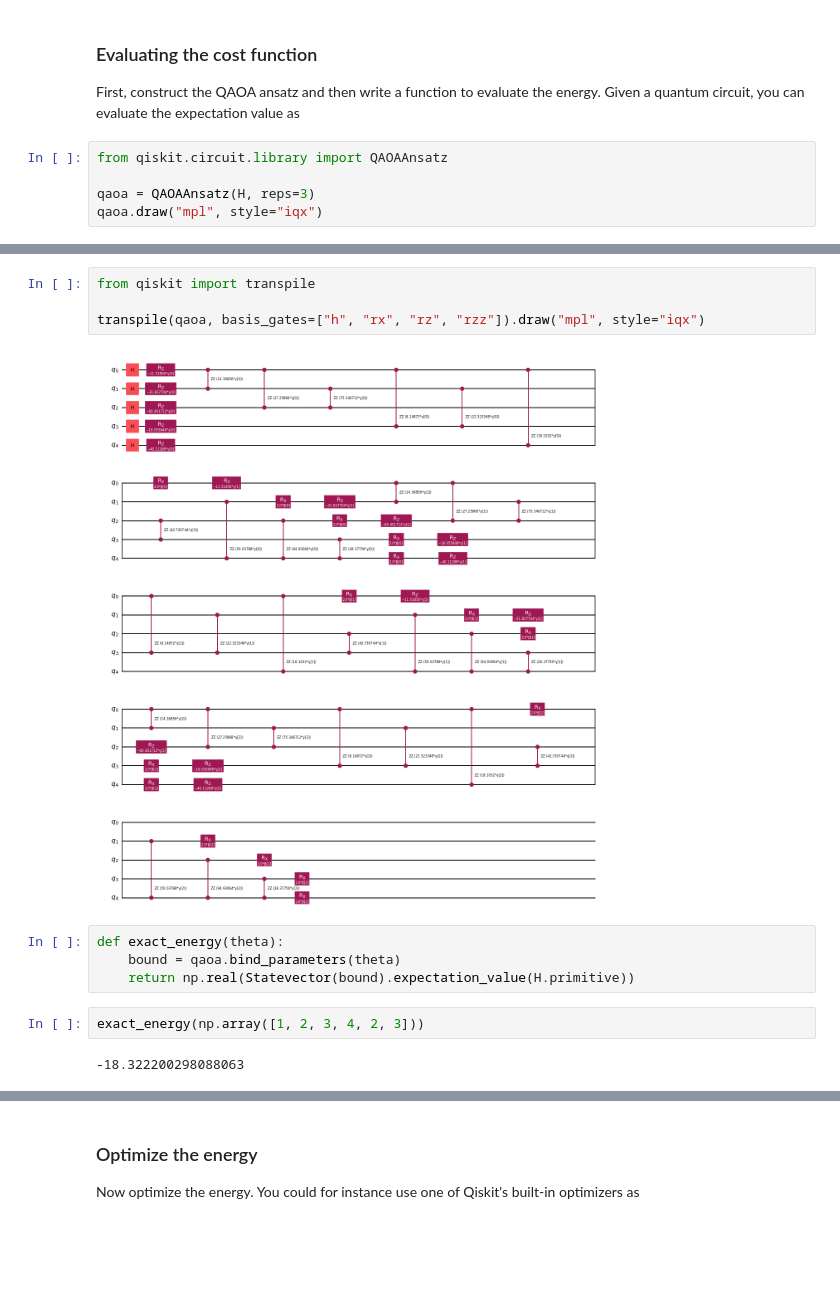
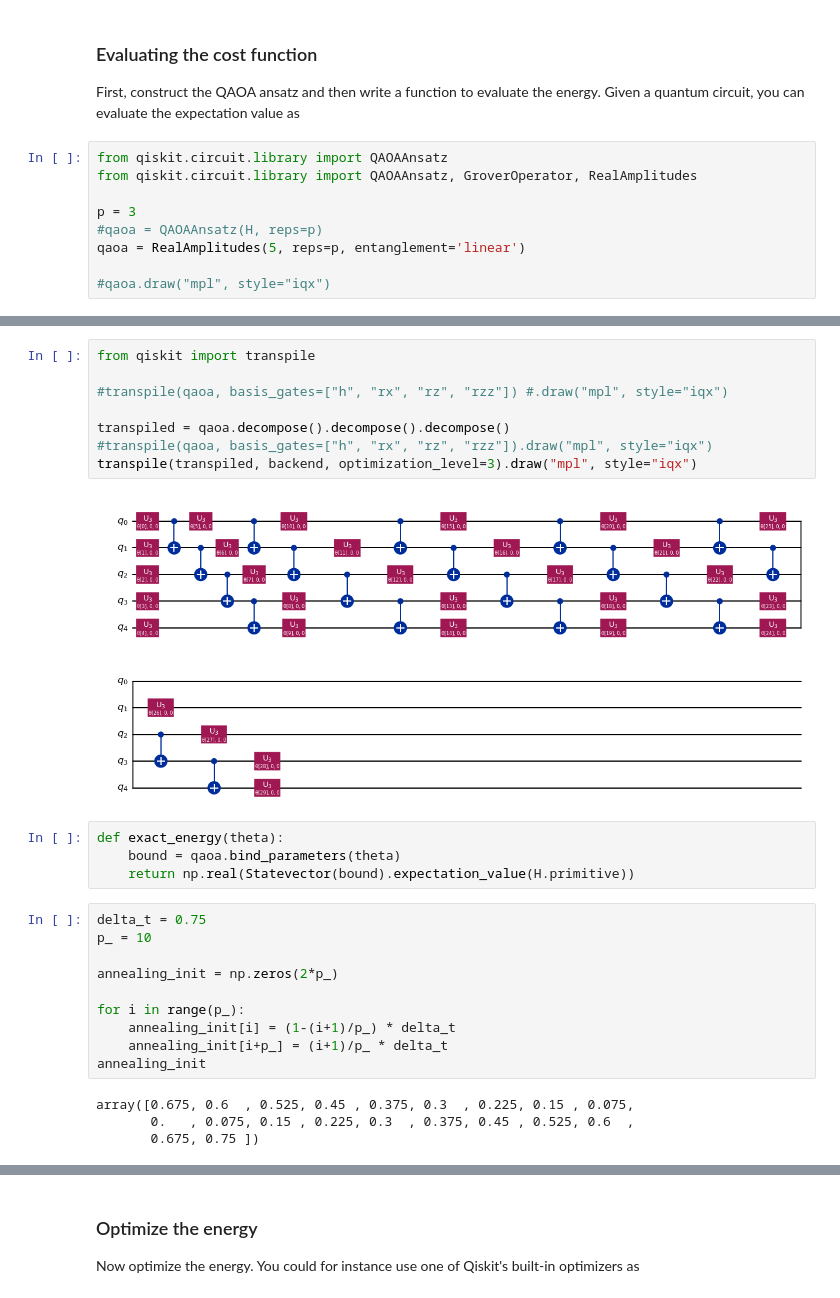
Before and after one commit to gongaa/Qiskittens, a Jupyter notebook: Hike_Planning.ipynb, the cells around one changed output, grey strips where cells are left out. Cells and saved outputs as stored; diff of their text form; blank space fills up the shorter version.

```diff
--- a/Hike_Planning.ipynb
+++ b/Hike_Planning.ipynb
@@ -209,6 +209,10 @@ Compare to orignal solution:
 First, construct the QAOA ansatz and then write a function to evaluate the energy. Given a quantum circuit, you can evaluate the expectation value as
 # %%
 from qiskit.circuit.library import QAOAAnsatz
+from qiskit.circuit.library import QAOAAnsatz, GroverOperator, RealAmplitudes
 
-qaoa = QAOAAnsatz(H, reps=3)
-qaoa.draw("mpl", style="iqx")
+p = 3
+#qaoa = QAOAAnsatz(H, reps=p)
+qaoa = RealAmplitudes(5, reps=p, entanglement='linear')
+
+#qaoa.draw("mpl", style="iqx")
@@ -221,14 +223,28 @@ qaoa.decompose().draw("mpl", style="iqx")
 # %%
 from qiskit import transpile
 
-transpile(qaoa, basis_gates=["h", "rx", "rz", "rzz"]).draw("mpl", style="iqx")
+#transpile(qaoa, basis_gates=["h", "rx", "rz", "rzz"]) #.draw("mpl", style="iqx")
+
+transpiled = qaoa.decompose().decompose().decompose()
+#transpile(qaoa, basis_gates=["h", "rx", "rz", "rzz"]).draw("mpl", style="iqx")
+transpile(transpiled, backend, optimization_level=3).draw("mpl", style="iqx")
 # %% [output]
-[figure, old version]
+[figure, new version]
 # %%
 def exact_energy(theta):
     bound = qaoa.bind_parameters(theta)
     return np.real(Statevector(bound).expectation_value(H.primitive))
-# %%
-exact_energy(np.array([1, 2, 3, 4, 2, 3]))
-# %% [output]
--18.322200298088063
+# %%
+delta_t = 0.75
+p_ = 10
+
+annealing_init = np.zeros(2*p_)
+
+for i in range(p_):
+    annealing_init[i] = (1-(i+1)/p_) * delta_t
+    annealing_init[i+p_] = (i+1)/p_ * delta_t
+annealing_init
+# %% [output]
+array([0.675, 0.6  , 0.525, 0.45 , 0.375, 0.3  , 0.225, 0.15 , 0.075,
+       0.   , 0.075, 0.15 , 0.225, 0.3  , 0.375, 0.45 , 0.525, 0.6  ,
+       0.675, 0.75 ])
```
Also changed, not shown: parts of 21 cells of this notebook.
